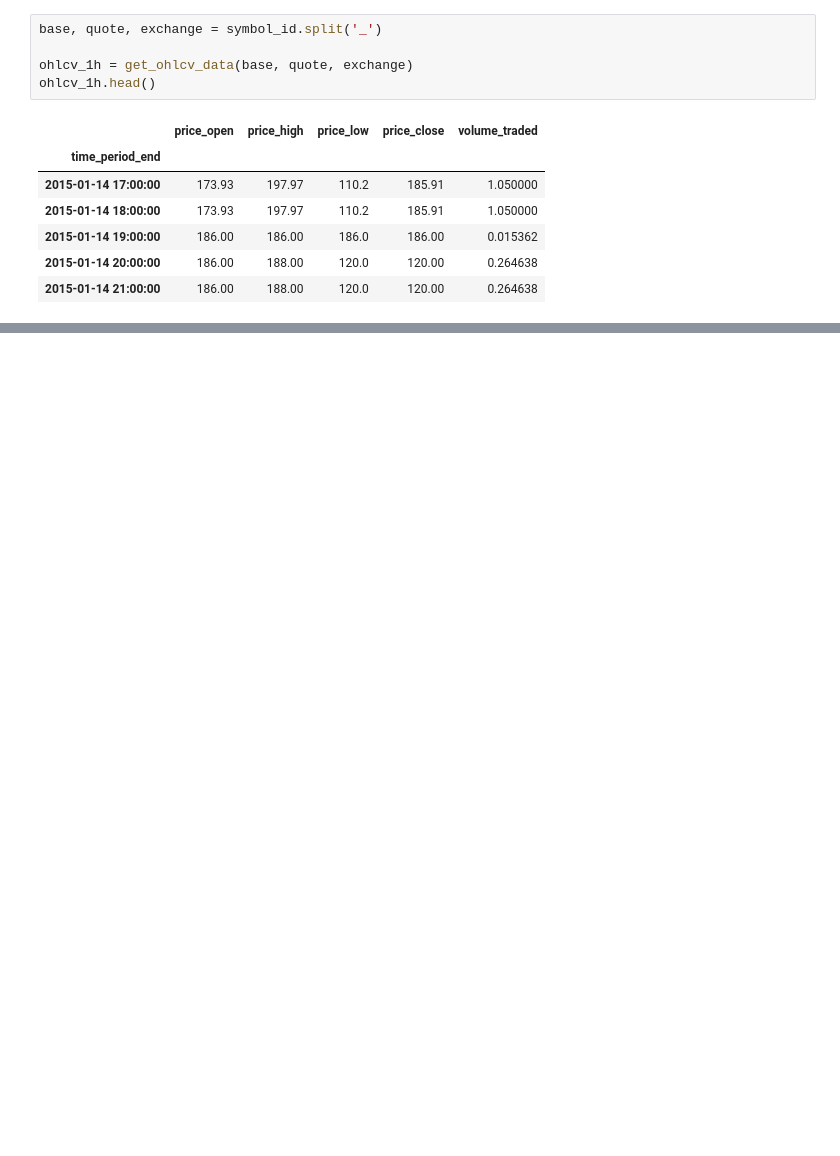
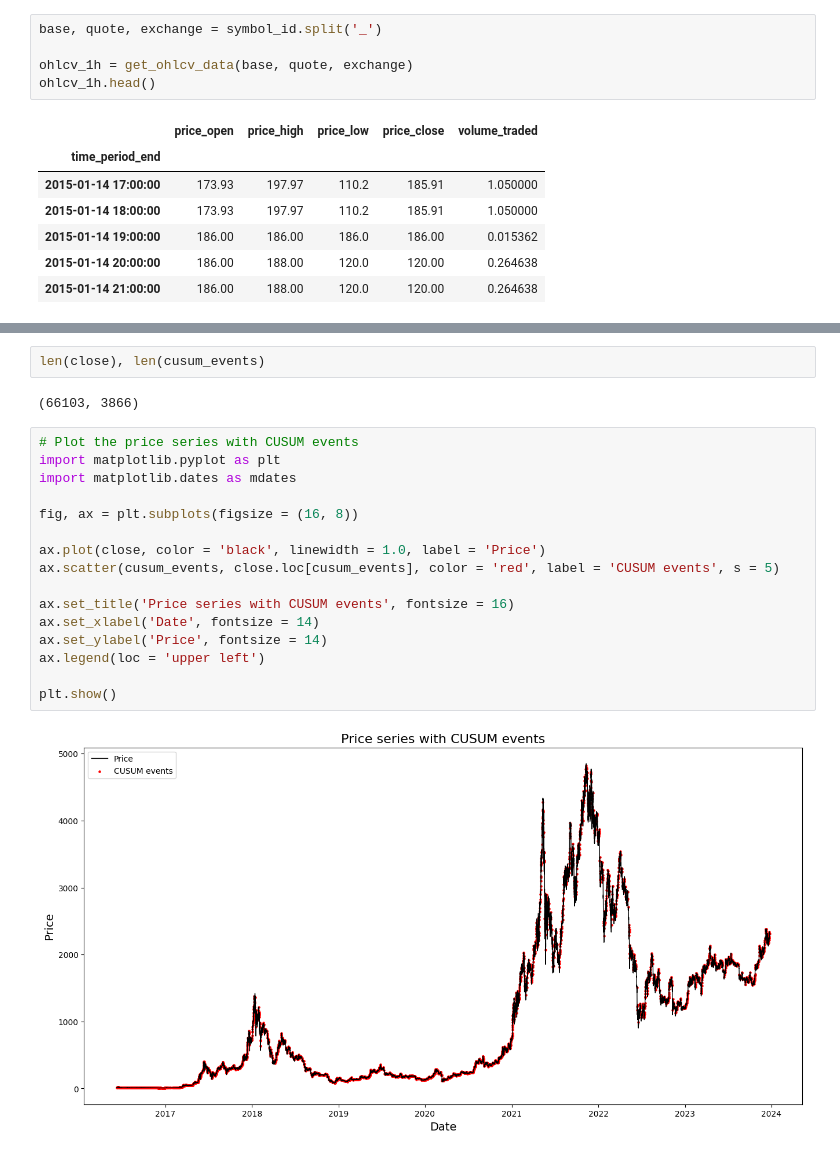
Before and after one commit to Algo-Trading-Project/trading-bot, a Jupyter notebook: notebooks/ml_pipeline.ipynb, the cells around one changed output, grey strips where cells are left out. Drawn from its saved outputs; the diff is of its cells as text; blank space fills up the shorter version.

```diff
--- a/notebooks/ml_pipeline.ipynb
+++ b/notebooks/ml_pipeline.ipynb
@@ -208,0 +282,22 @@ Test F1 Score:  0.5101
+# %%
+len(close), len(cusum_events)
+# %% [output]
+(66103, 3866)
+# %%
+# Plot the price series with CUSUM events
+import matplotlib.pyplot as plt
+import matplotlib.dates as mdates
+
+fig, ax = plt.subplots(figsize = (16, 8))
+
+ax.plot(close, color = 'black', linewidth = 1.0, label = 'Price')
+ax.scatter(cusum_events, close.loc[cusum_events], color = 'red', label = 'CUSUM events', s = 5)
+
+ax.set_title('Price series with CUSUM events', fontsize = 16)
+ax.set_xlabel('Date', fontsize = 14)
+ax.set_ylabel('Price', fontsize = 14)
+ax.legend(loc = 'upper left')
+
+plt.show()
+# %% [output]
+[figure, added]
```
Also changed, not shown: parts of 9 cells of this notebook, 5 other files.
